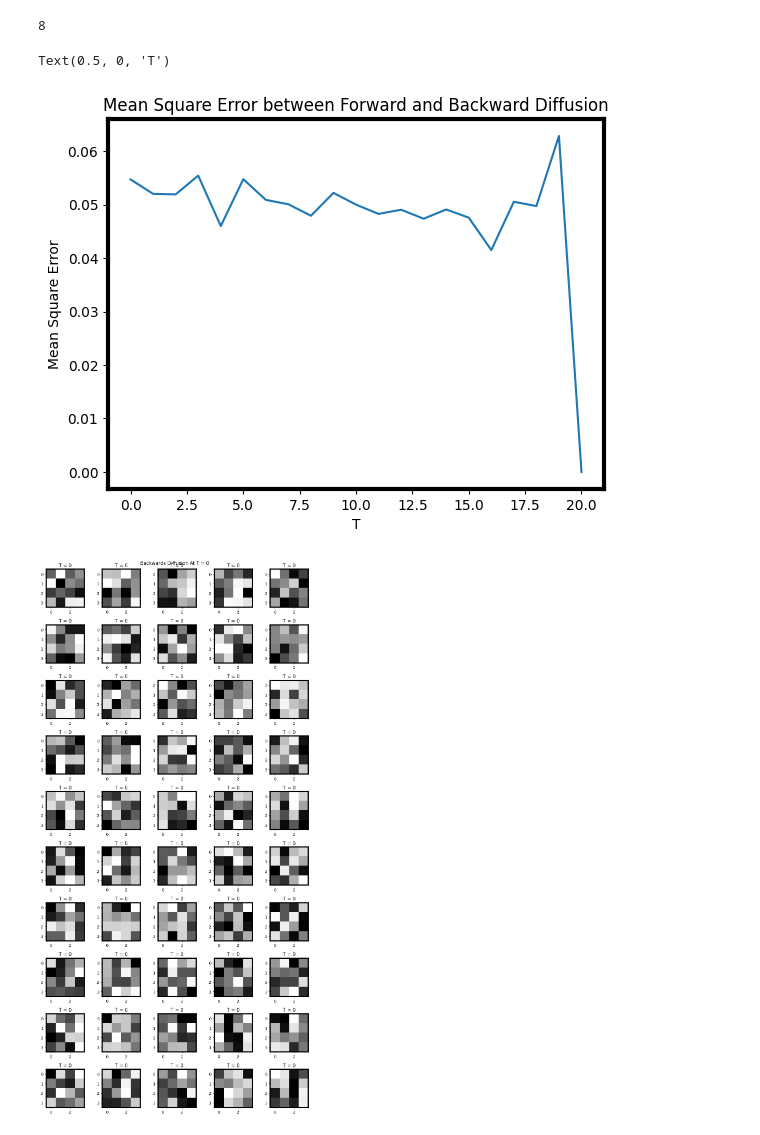
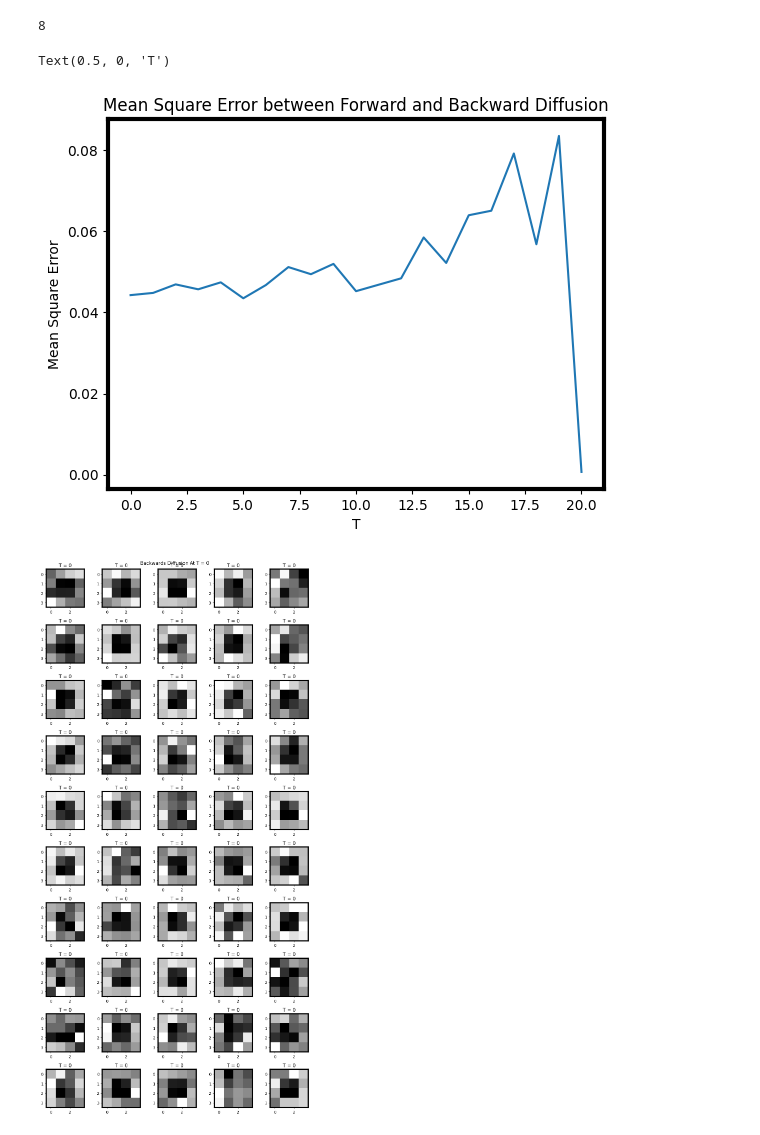
Before and after one commit to Neben5/QuantGenMdl, a Jupyter notebook: dog.ipynb, the cells around one changed output. Saved outputs shown, nothing was run; the diff lists cells and outputs as text; code cells hidden in the pictures.

Commit message:
2k Ndata with 20k Epochs square 4 by 4

```diff
--- a/dog.ipynb
+++ b/dog.ipynb
@@ -77,11 +77,11 @@ temp_test = temp_test.flatten()
 #generate training data for diffusion
 n = 4
 T = 20
-Ndata = 1000
+Ndata = 2000
 
 diff_hs = torch.from_numpy(np.linspace(0.5, 4., T))
 
 model_diff = DiffusionModel(n, T, Ndata)
 
-X = torch.from_numpy(generate_training(temp_test, Ndata, 0.1))
+X = torch.from_numpy(generate_training(temp_test, Ndata, 0.05))
 # %% [output]
@@ -419,7 +489,7 @@ print(np.sum(test_this[1]))
 mse_calc = np.zeros((21, 16))
 
 orig_vals = np.zeros((21, Ndata, 16))
-for i in range (0, 21):
+for i in range (0, Ndata):
     orig_vals = np.sum(Xout[0], axis = 0)
 
 temp1 = (orig_vals - np.sum(backwards_gen, axis = 1)) / Ndata
@@ -436,19 +506,19 @@ plt.ylabel("Mean Square Error")
 plt.xlabel("T")
 # %% [output]
 Text(0.5, 0, 'T')
-[figure, old version]
+[figure, new version]
 # %%
 #visualize final_output_nxn for each data
 #final_output_nxn[T][Ndata][4][4]
 fig, axs = plt.subplots(10, 5, figsize = (10, 20))
 
 for z in range(0, Ndata):
     #print(final_output_nxn[z])
-    axs[int(z/5)][z%5].imshow(final_output_nxn[20][z], cmap = 'grey', interpolation = 'nearest')
+    axs[int(z/5)][z%5].imshow(final_output_nxn[0][z], cmap = 'grey', interpolation = 'nearest')
     axs[int(z/5)][z%5].set_title('T = %d'%0)
 
 plt.suptitle('Backwards Diffusion At T = 0')
 plt.tight_layout()
 plt.show()
 # %% [output]
-[figure, old version]
+[figure, new version]
```
Also changed, not shown: parts of 8 cells of this notebook, 46 other files.
